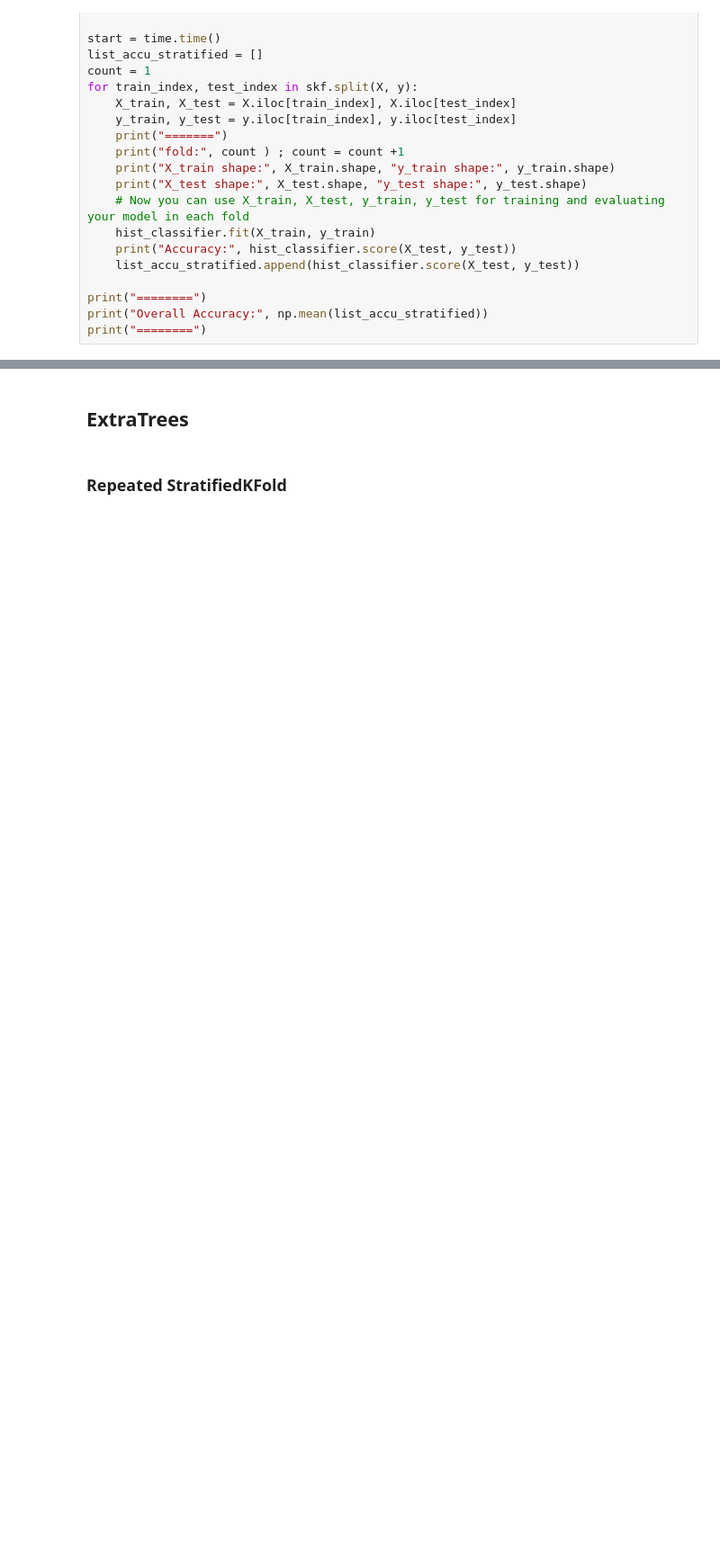
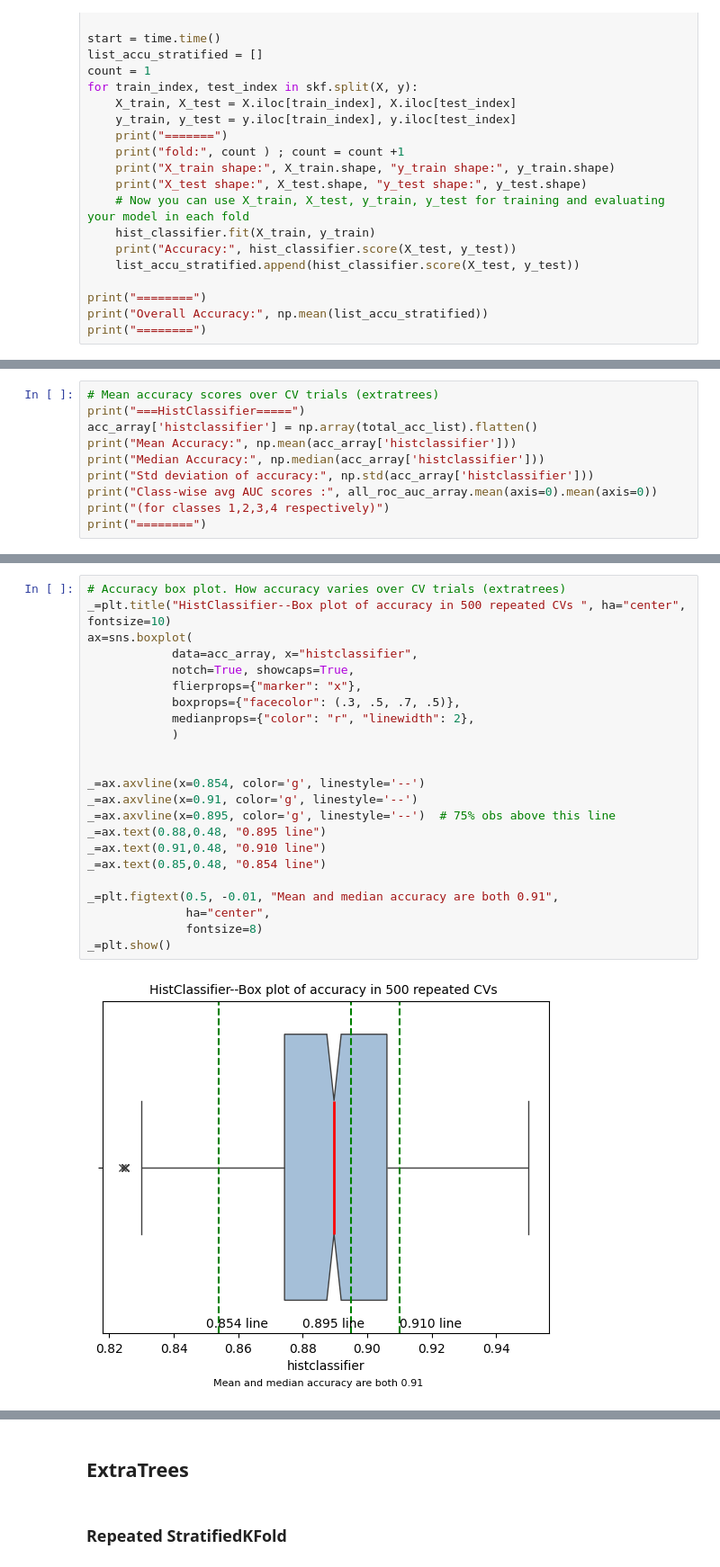
Before and after one commit to harnalashok/classification, a Jupyter notebook: airways.ipynb, the cells around one changed output, grey strips where cells are left out. Shown at 90% size. Drawn from its saved outputs; the diff is of its cells as text; blank space fills up the shorter version.

```diff
--- a/airways.ipynb
+++ b/airways.ipynb
@@ -961,0 +1105,10 @@ print("========")
+# %%
+# Mean accuracy scores over CV trials (extratrees)
+print("===HistClassifier=====")
+acc_array['histclassifier'] = np.array(total_acc_list).flatten()
+print("Mean Accuracy:", np.mean(acc_array['histclassifier']))
+print("Median Accuracy:", np.median(acc_array['histclassifier']))
+print("Std deviation of accuracy:", np.std(acc_array['histclassifier']))
+print("Class-wise avg AUC scores :", all_roc_auc_array.mean(axis=0).mean(axis=0))
+print("(for classes 1,2,3,4 respectively)")
+print("========")
@@ -961,0 +1123,25 @@ print("========")
+# %%
+# Accuracy box plot. How accuracy varies over CV trials (extratrees)
+_=plt.title("HistClassifier--Box plot of accuracy in 500 repeated CVs ", ha="center", fontsize=10)
+ax=sns.boxplot(
+            data=acc_array, x="histclassifier",
+            notch=True, showcaps=True,
+            flierprops={"marker": "x"},
+            boxprops={"facecolor": (.3, .5, .7, .5)},
+            medianprops={"color": "r", "linewidth": 2},
+            )
+
+
+_=ax.axvline(x=0.854, color='g', linestyle='--')
+_=ax.axvline(x=0.91, color='g', linestyle='--')
+_=ax.axvline(x=0.895, color='g', linestyle='--')  # 75% obs above this line
+_=ax.text(0.88,0.48, "0.895 line")
+_=ax.text(0.91,0.48, "0.910 line")
+_=ax.text(0.85,0.48, "0.854 line")
+
+_=plt.figtext(0.5, -0.01, "Mean and median accuracy are both 0.91",
+              ha="center",
+              fontsize=8)
+_=plt.show()
+# %% [output]
+[figure, added]
```
Also changed, not shown: parts of 14 cells of this notebook.
